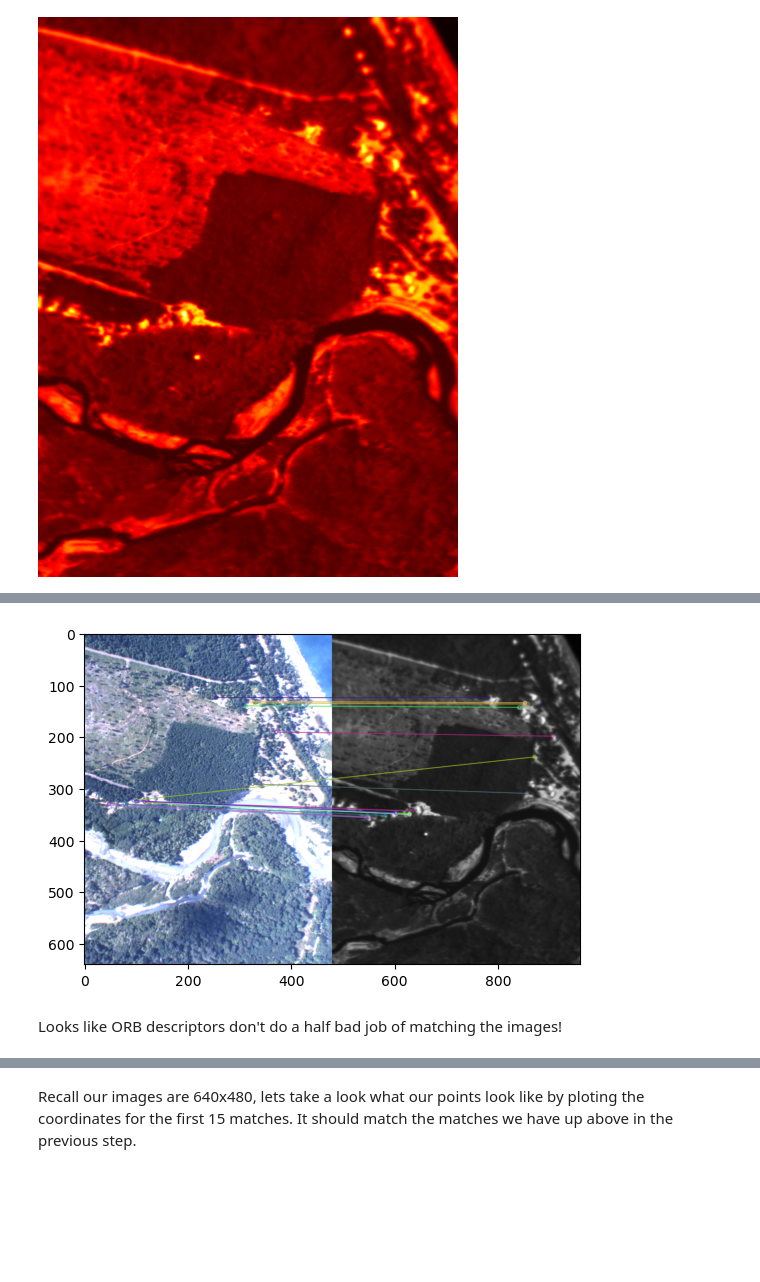
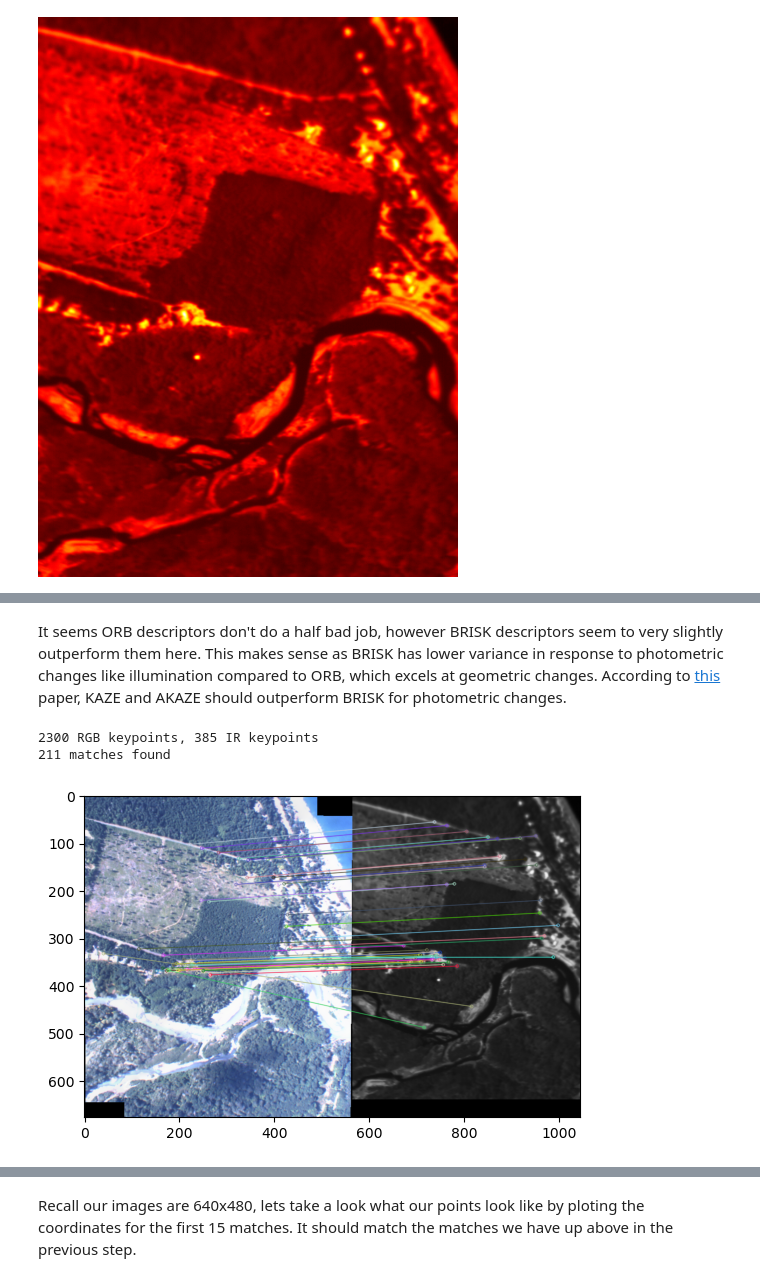
Before and after one commit to StefanTodoran/elwha-segmentation, a Jupyter notebook: book/chapters/realignment.ipynb, the cells around one changed output, grey strips where cells are left out. Drawn from its saved outputs; the diff is of its cells as text; code cells hidden in the pictures; blank space fills up the shorter version.

```diff
--- a/book/chapters/realignment.ipynb
+++ b/book/chapters/realignment.ipynb
@@ -90,7 +91,7 @@ print(raw_ir_images.shape)
 Hmm... for some reason these images are sideways compared to the RGB ones. Also, pillow has trouble with this grayscale format so we are going to have to save images with matplotlib.
 # %%
 ir_images = []
-for x in range(25):
+for x in range(num_images):
   ir_image = np.rot90(raw_ir_images[:,:,x], -1, (0, 1))
   ir_images.append(ir_image)
   plt.imsave(f"../out/airborne_ir_{x+1}.png", ir_image, format="png", cmap="hot")
@@ -114,3 +107,0 @@ for path in test_paths:
-# %%
-stitcher = cv2.Stitcher_create()
-(status, stitched) = stitcher.stitch(test_images)
@@ -128,0 +108,19 @@ plt.show()
+# %%
+for x in range(num_images - 1):
+	paths = [f"../out/airborne_{x+1}.png", f"../out/airborne_{x+2}.png"]
+	images = []
+
+	for path in paths:
+		image = cv2.imread(path)
+		images.append(image)
+
+	stitcher = cv2.Stitcher_create()
+	(status, stitched) = stitcher.stitch(images)
+
+	# status 0 indicates success
+	if status == 0:
+		cv2.imwrite(f"../out/stitch_{x+1}.png", stitched)
+	else:
+		print(f"stitching failed with status {status} for images {x+1} <-> {x+2}")
+
+im.open('../out/stitch_1.png')
@@ -146,0 +139,3 @@ kp2, des2 = orb.detectAndCompute(imir, None)
+# %%
+imrgb = cv2.imread('../out/stitch_1.png')[:,:,::-1] # opencv reads BGR so we use this notation to reverse the order
+imir = cv2.imread('../out/airborne_ir_2.png', cv2.IMREAD_GRAYSCALE)
@@ -147,18 +168,28 @@ kp2, des2 = orb.detectAndCompute(imir, None)
+# %% [markdown]
+It seems ORB descriptors don't do a half bad job, however BRISK descriptors seem to very slightly outperform them here. This makes sense as BRISK has lower variance in response to photometric changes like illumination compared to ORB, which excels at geometric changes. According to [this](https://arxiv.org/ftp/arxiv/papers/2012/2012.04135.pdf) paper, KAZE and AKAZE should outperform BRISK for photometric changes.
 # %%
+# Initiate AKAZE detector
+akaze = cv2.AKAZE_create()
+
+# find the keypoints and descriptors with BRISK
+kp1, des1 = akaze.detectAndCompute(imrgb, None)
+kp2, des2 = akaze.detectAndCompute(imir, None)
+print(f"{len(kp1)} RGB keypoints, {len(kp2)} IR keypoints")
+
 # create BFMatcher object
 bf = cv2.BFMatcher(cv2.NORM_HAMMING, crossCheck=True)
 
-# Match descriptors.
-matches = bf.match(des1,des2)
+# Match descriptors
+matches = bf.match(des1, des2)
+print(len(matches), "matches found")
 
-# Sort them in the order of their distance.
+# Sort them in the order of their distance
 matches = sorted(matches, key = lambda x:x.distance)
 
-# Draw first/best 15 matches.
-vis = cv2.drawMatches(imrgb, kp1, imir, kp2, matches[:15], None, flags=cv2.DrawMatchesFlags_NOT_DRAW_SINGLE_POINTS)
+vis = cv2.drawMatches(imrgb, kp1, imir, kp2, matches[:50], None, flags=cv2.DrawMatchesFlags_NOT_DRAW_SINGLE_POINTS)
 plt.imshow(vis)
 plt.show()
 # %% [output]
+2300 RGB keypoints, 385 IR keypoints
+211 matches found
-[figure, old version]
+[figure, new version]
-# %% [markdown]
-Looks like ORB descriptors don't do a half bad job of matching the images!
```
Also changed, not shown: parts of 24 cells of this notebook, 50 other files.
